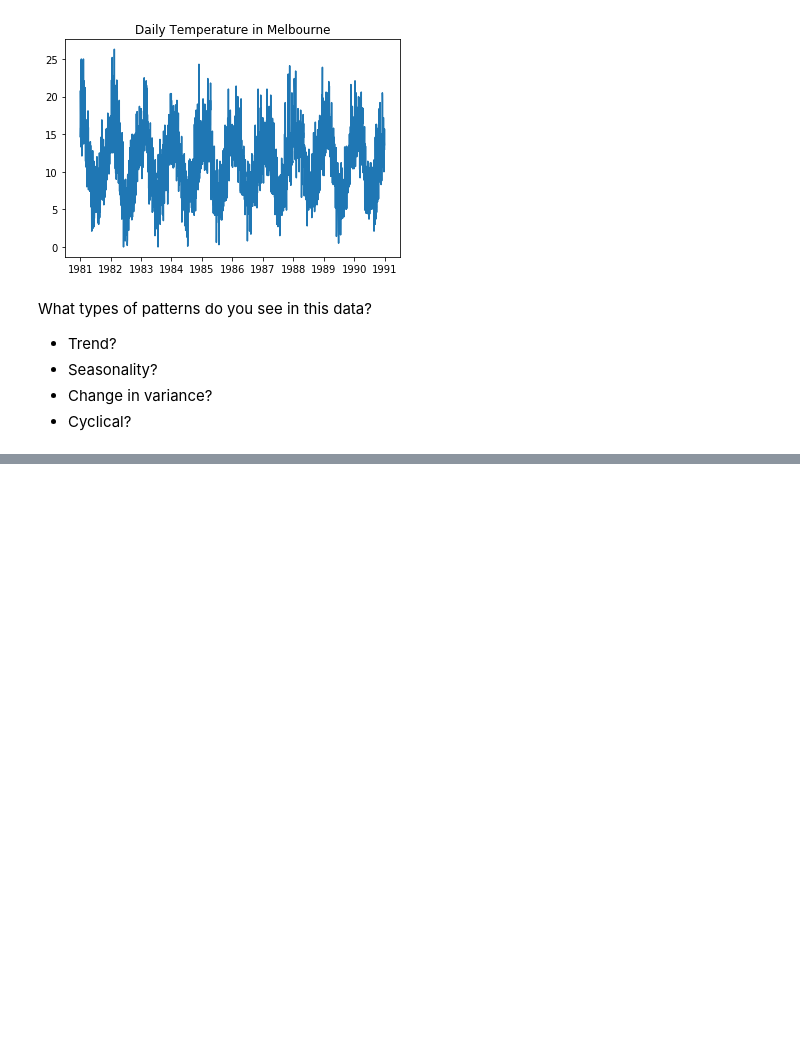
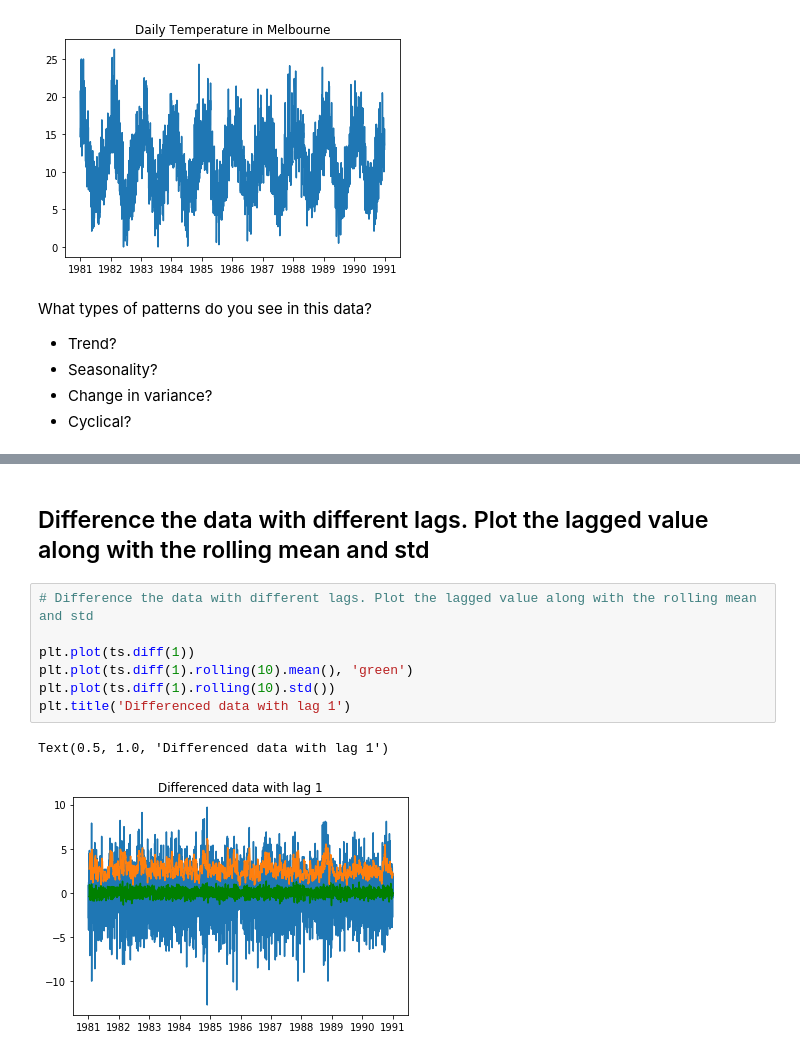
Before and after one commit to j-max/assess_review, a Jupyter notebook: index.ipynb, the cells around one changed output, grey strips where cells are left out. Cells and saved outputs as stored; diff of their text form; blank space fills up the shorter version.

```diff
--- a/index.ipynb
+++ b/index.ipynb
@@ -50,0 +89,12 @@ ts.resample('')
+# %% [markdown]
+## Difference the data with different lags. Plot the lagged value along with the rolling mean and std
+# %%
+# Difference the data with different lags. Plot the lagged value along with the rolling mean and std
+
+plt.plot(ts.diff(1))
+plt.plot(ts.diff(1).rolling(10).mean(), 'green')
+plt.plot(ts.diff(1).rolling(10).std())
+plt.title('Differenced data with lag 1')
+# %% [output]
+Text(0.5, 1.0, 'Differenced data with lag 1')
+[figure, added]
```
Also changed, not shown: parts of 34 cells of this notebook, 10 other files.
